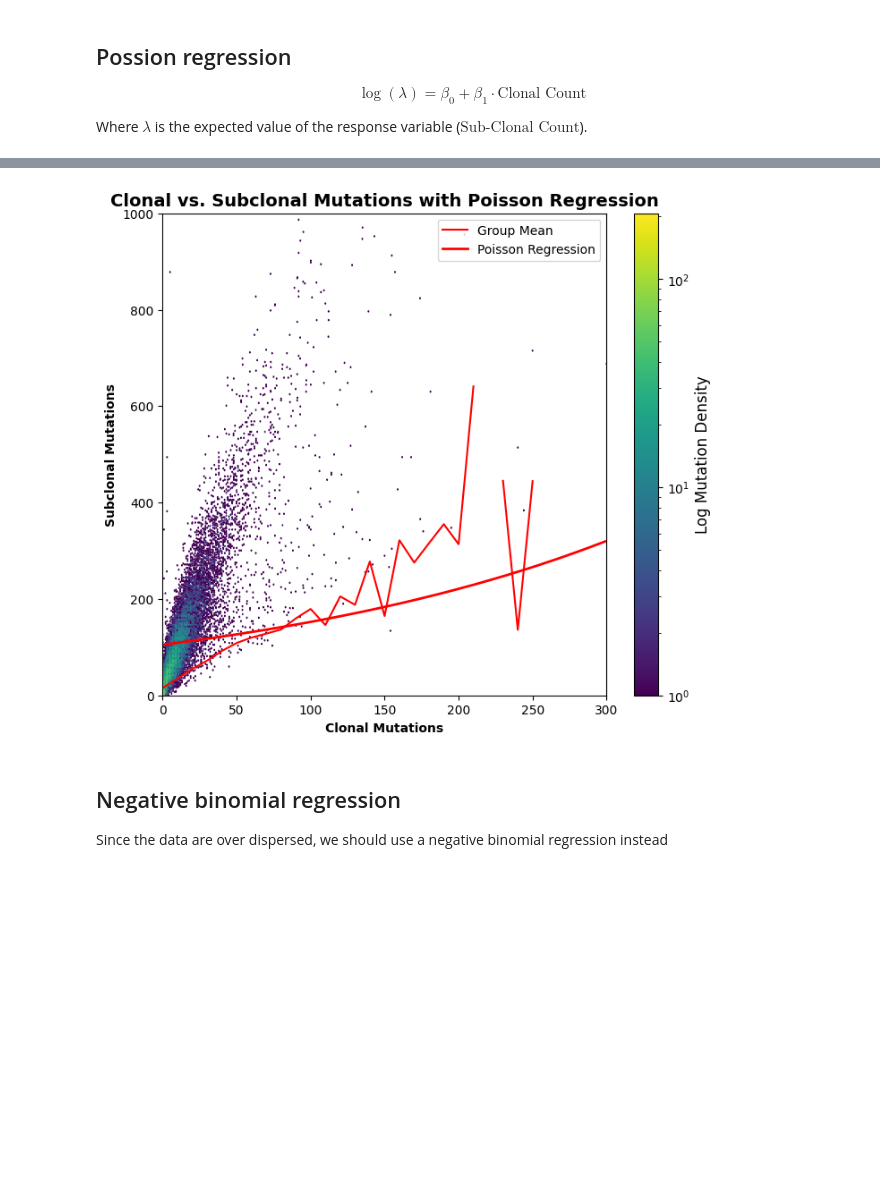
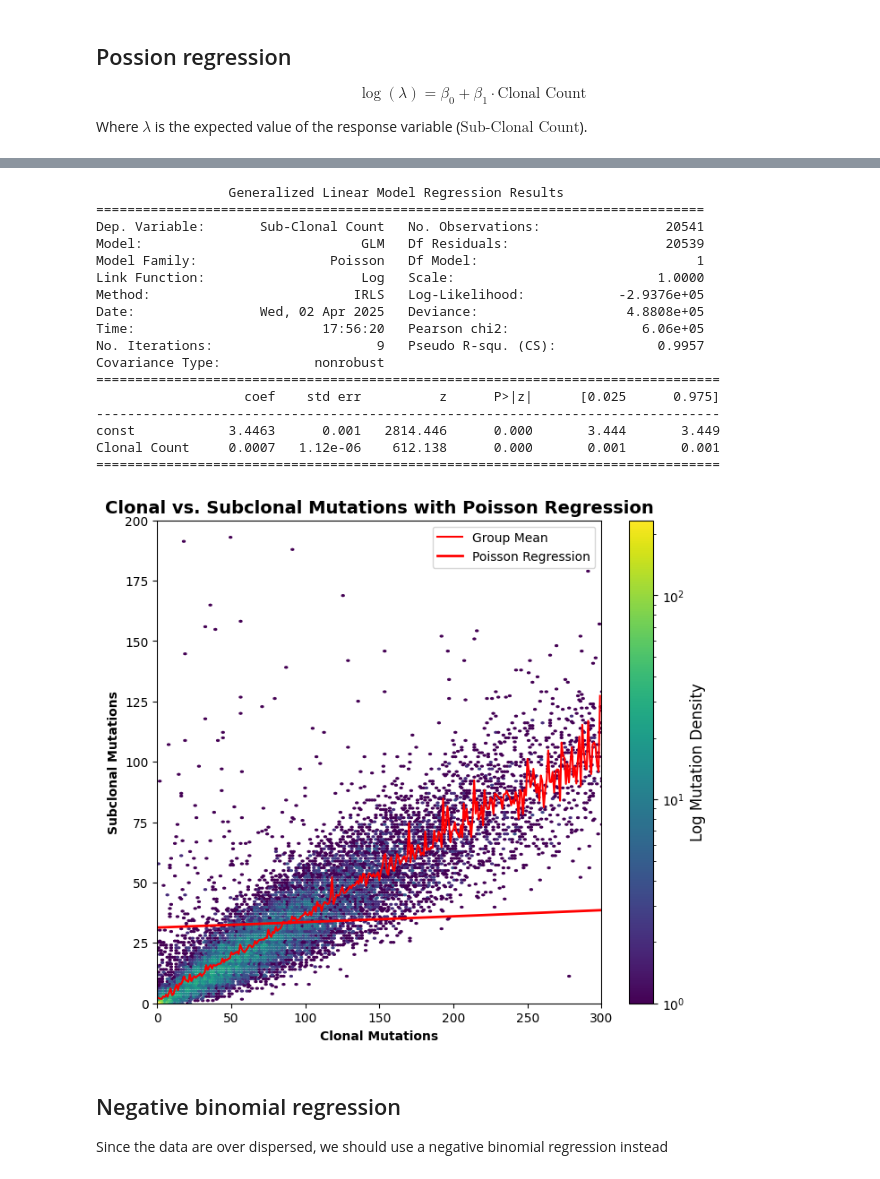
Before and after one commit to xiaopengh/Clone_Driver, a Jupyter notebook: notebook.ipynb, the cells around one changed output, grey strips where cells are left out. Saved outputs shown, nothing was run; the diff lists cells and outputs as text; code cells hidden in the pictures; blank space fills up the shorter version.

```diff
--- a/notebook.ipynb
+++ b/notebook.ipynb
@@ -115,8 +126,9 @@ pkl.dump(data, open("data/mc3_binom_right.pkl", "wb"))
 import pickle as pkl
 import pandas as pd
 # del data
-data_left = pkl.load(open("data/mc3_binom_left.pkl", "rb"))
-data_right = pkl.load(open("data/mc3_binom_right.pkl", "rb"))
+data_binom = pkl.load(open("data/mc3_binom_left.pkl", "rb"))
+data_Ztest = pkl.load(open("data/mc3_Ztest_left.pkl", "rb"))
+# data_right = pkl.load(open("data/mc3_binom_right.pkl", "rb"))
 # %%
 def process_data(data):
     """
@@ -170,8 +187,9 @@ def create_clonal_summary(data):
     return clonal_summary
 
 # Example usage
-clonal_summary_left = create_clonal_summary(data_left)
-clonal_summary_right = create_clonal_summary(data_right)
+clonal_summary_binom = create_clonal_summary(data_binom)
+clonal_summary_Ztest = create_clonal_summary(data_Ztest)
+# clonal_summary_right = create_clonal_summary(data_right)
 # %%
 # Calculate mean and variance for both datasets
 ndecimal = 2
@@ -291,9 +270,2 @@ Clonal Count     0.0037   3.82e-06    972.385      0.000       0.004       0.004
-# %%
-# calculate the mean of the response variable by the predictor variable
-group_means = []
-xlim = 300
-step = 10
-for i in range(0, xlim, step):
-    group_means.append(clonal_summary_left[(x >= i) & (x < i + step)]["Sub-Clonal Count"].mean())
 # %%
 # Create bins
@@ -309,10 +366,29 @@ import matplotlib.pyplot as plt
 import numpy as np
 import statsmodels.api as sm  # Ensure statsmodels is imported
 
+# Define the predictor and response variables
+x = clonal_summary_Ztest["Clonal Count"]
+y = clonal_summary_Ztest["Sub-Clonal Count"]
+# Add a constant to the predictor variable (intercept term)
+x_with_const = sm.add_constant(x)
+
+# Fit the Poisson regression model
+poisson_model = sm.GLM(y, x_with_const, family=sm.families.Poisson()).fit()
+
+# Print the summary of the model
+print(poisson_model.summary())
+
+# calculate the mean of the response variable by the predictor variable
+group_means = []
+xlim = 300
+step = 1
+for i in range(0, xlim, step):
+    group_means.append(clonal_summary_Ztest[(x >= i) & (x < i + step)]["Sub-Clonal Count"].mean())
+
 # Generate values for prediction
-step = 10  # Step size for x-axis
+step = 1  # Step size for x-axis
 xlim = 300  # Limit for x-axis
-ylim = 1000  # Limit for y-axis
+ylim = 200  # Limit for y-axis
 x_plot = np.arange(0, xlim)  # Generate 400 values between 0 and 400
 x_step = np.arange(0, xlim, step)  # Generate values in steps of 1
 
@@ -324,34 +400,51 @@ predicted_counts = poisson_model.predict(x_pred)  # Use the corrected matrix
 
 # Create the Hexbin Plot (R-style)
 fig, ax = plt.subplots(figsize=(8, 7))
 hb = ax.hexbin(
     x, y,
     gridsize=5000, cmap="viridis", bins='log' ,mincnt=1  # Use log scale for density
 )
 
 # Add the Group Means
 ax.plot(x_step, group_means[0:xlim//step], color="red",  label="Group Mean")
 
 # Add the Poisson Regression Line
 ax.plot(x_plot, predicted_counts, color="red", linestyle="-", linewidth=2, label="Poisson Regression")
 
 # Improve Labels and Title (ggplot2-like styling)
 ax.set_xlim([0, xlim])  # Adjust these values based on your data
 ax.set_ylim([0, ylim])  # Adjust these values based on your data
 ax.set_xlabel("Clonal Mutations", fontsize=10, fontweight="bold")
 ax.set_ylabel("Subclonal Mutations", fontsize=10, fontweight="bold")
 ax.set_title("Clonal vs. Subclonal Mutations with Poisson Regression", fontsize=14, fontweight="bold")
 
 # Add a Colorbar for Density
 cb = fig.colorbar(hb, ax=ax)
 cb.set_label("Log Mutation Density", fontsize=12)
 
 ax.legend()  # Show the legend
 
 # Show the Plot
 plt.show()
 # %% [output]
+                 Generalized Linear Model Regression Results
+==============================================================================
+Dep. Variable:       Sub-Clonal Count   No. Observations:                20541
+Model:                            GLM   Df Residuals:                    20539
+Model Family:                 Poisson   Df Model:                            1
+Link Function:                    Log   Scale:                          1.0000
+Method:                          IRLS   Log-Likelihood:            -2.9376e+05
+Date:                Wed, 02 Apr 2025   Deviance:                   4.8808e+05
+Time:                        17:56:20   Pearson chi2:                 6.06e+05
+No. Iterations:                     9   Pseudo R-squ. (CS):             0.9957
+Covariance Type:            nonrobust
+================================================================================
+                   coef    std err          z      P>|z|      [0.025      0.975]
+--------------------------------------------------------------------------------
+const            3.4463      0.001   2814.446      0.000       3.444       3.449
+Clonal Count     0.0007   1.12e-06    612.138      0.000       0.001       0.001
+================================================================================
-[figure, old version]
+[figure, new version]
 # %% [markdown]
 ## Negative binomial regression
 
```
Also changed, not shown: parts of 17 cells of this notebook, 16 other files.
